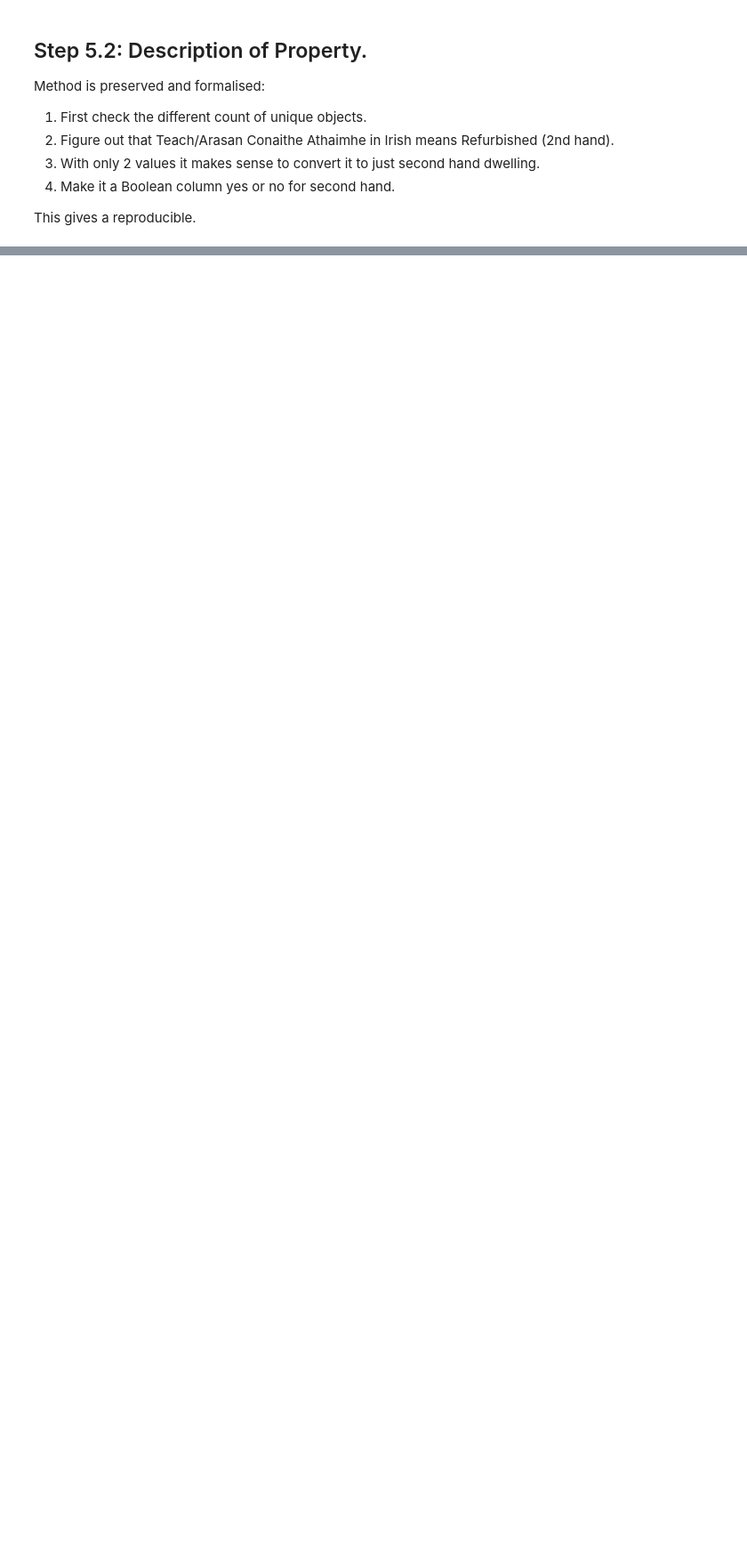
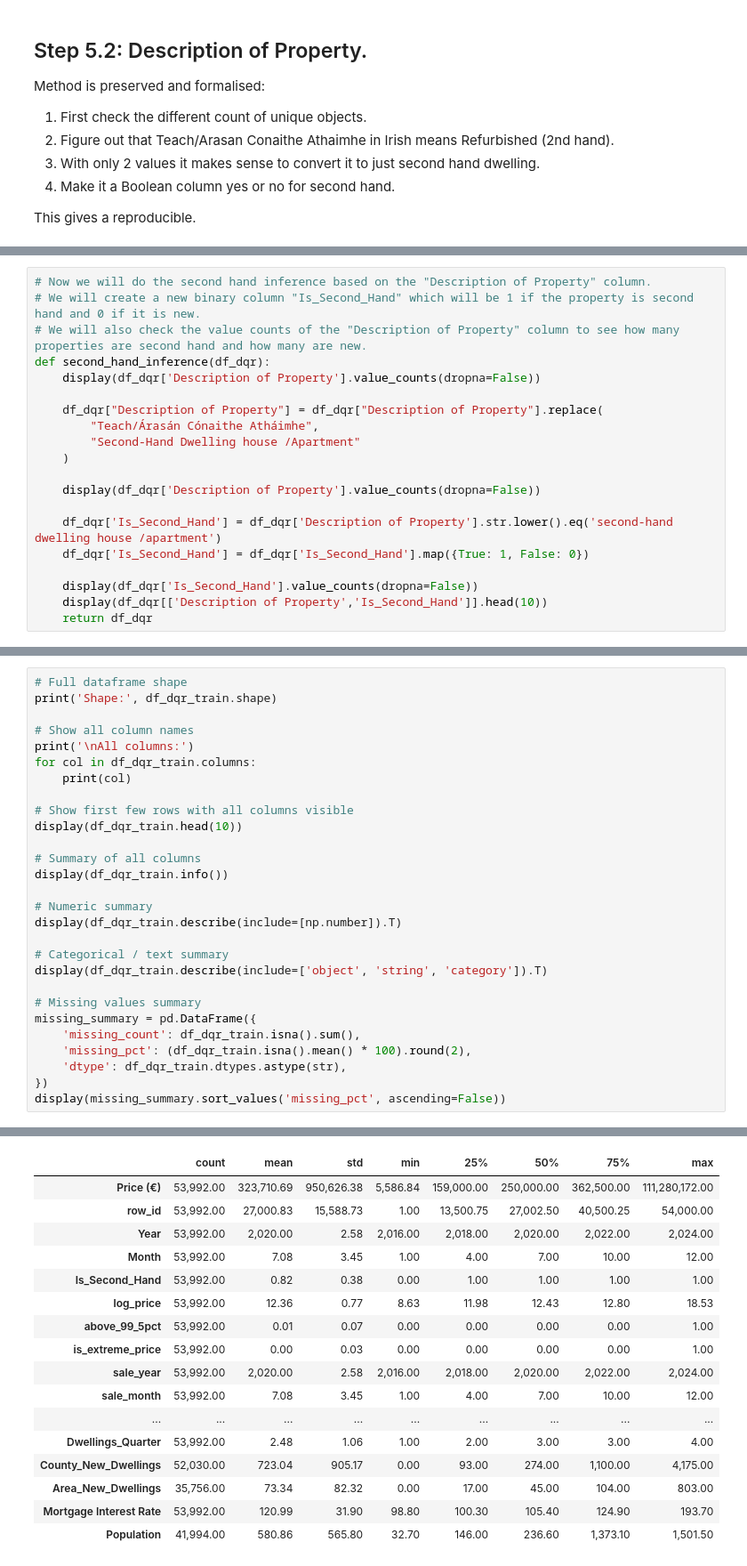
Before and after one commit to emmettpquinn/Data-Analytics-Group, a Jupyter notebook: main.ipynb, the cells around one changed output, grey strips where cells are left out. Shown at 89% size. Saved outputs shown, nothing was run; the diff lists cells and outputs as text; blank space fills up the shorter version.

```diff
--- a/main.ipynb
+++ b/main.ipynb
@@ -1495,0 +558,20 @@ Use `ppr-group-22312913-train-cleaned.csv` as input for later project parts.
+# %%
+# Now we will do the second hand inference based on the "Description of Property" column.
+# We will create a new binary column "Is_Second_Hand" which will be 1 if the property is second hand and 0 if it is new.
+# We will also check the value counts of the "Description of Property" column to see how many properties are second hand and how many are new.
+def second_hand_inference(df_dqr):
+    display(df_dqr['Description of Property'].value_counts(dropna=False))
+
+    df_dqr["Description of Property"] = df_dqr["Description of Property"].replace(
+        "Teach/Árasán Cónaithe Atháimhe",
+        "Second-Hand Dwelling house /Apartment"
+    )
+
+    display(df_dqr['Description of Property'].value_counts(dropna=False))
+
+    df_dqr['Is_Second_Hand'] = df_dqr['Description of Property'].str.lower().eq('second-hand dwelling house /apartment')
+    df_dqr['Is_Second_Hand'] = df_dqr['Is_Second_Hand'].map({True: 1, False: 0})
+
+    display(df_dqr['Is_Second_Hand'].value_counts(dropna=False))
+    display(df_dqr[['Description of Property','Is_Second_Hand']].head(10))
+    return df_dqr
@@ -1495,0 +1840,29 @@ Use `ppr-group-22312913-train-cleaned.csv` as input for later project parts.
+# %%
+# Full dataframe shape
+print('Shape:', df_dqr_train.shape)
+
+# Show all column names
+print('\nAll columns:')
+for col in df_dqr_train.columns:
+    print(col)
+
+# Show first few rows with all columns visible
+display(df_dqr_train.head(10))
+
+# Summary of all columns
+display(df_dqr_train.info())
+
+# Numeric summary
+display(df_dqr_train.describe(include=[np.number]).T)
+
+# Categorical / text summary
+display(df_dqr_train.describe(include=['object', 'string', 'category']).T)
+
+# Missing values summary
+missing_summary = pd.DataFrame({
+    'missing_count': df_dqr_train.isna().sum(),
+    'missing_pct': (df_dqr_train.isna().mean() * 100).round(2),
+    'dtype': df_dqr_train.dtypes.astype(str),
+})
+display(missing_summary.sort_values('missing_pct', ascending=False))
+# %% [output]
@@ -1495,0 +1915,17 @@ Use `ppr-group-22312913-train-cleaned.csv` as input for later project parts.
+|  | count | mean | std | min | 25% | 50% | 75% | max |
+| Price (€) | 53,992.00 | 323,710.69 | 950,626.38 | 5,586.84 | 159,000.00 | 250,000.00 | 362,500.00 | 111,280,172.00 |
+| row_id | 53,992.00 | 27,000.83 | 15,588.73 | 1.00 | 13,500.75 | 27,002.50 | 40,500.25 | 54,000.00 |
+| Year | 53,992.00 | 2,020.00 | 2.58 | 2,016.00 | 2,018.00 | 2,020.00 | 2,022.00 | 2,024.00 |
+| Month | 53,992.00 | 7.08 | 3.45 | 1.00 | 4.00 | 7.00 | 10.00 | 12.00 |
+| Is_Second_Hand | 53,992.00 | 0.82 | 0.38 | 0.00 | 1.00 | 1.00 | 1.00 | 1.00 |
+| log_price | 53,992.00 | 12.36 | 0.77 | 8.63 | 11.98 | 12.43 | 12.80 | 18.53 |
+| above_99_5pct | 53,992.00 | 0.01 | 0.07 | 0.00 | 0.00 | 0.00 | 0.00 | 1.00 |
+| is_extreme_price | 53,992.00 | 0.00 | 0.03 | 0.00 | 0.00 | 0.00 | 0.00 | 1.00 |
+| sale_year | 53,992.00 | 2,020.00 | 2.58 | 2,016.00 | 2,018.00 | 2,020.00 | 2,022.00 | 2,024.00 |
+| sale_month | 53,992.00 | 7.08 | 3.45 | 1.00 | 4.00 | 7.00 | 10.00 | 12.00 |
+| ... | ... | ... | ... | ... | ... | ... | ... | ... |
+| Dwellings_Quarter | 53,992.00 | 2.48 | 1.06 | 1.00 | 2.00 | 3.00 | 3.00 | 4.00 |
+| County_New_Dwellings | 52,030.00 | 723.04 | 905.17 | 0.00 | 93.00 | 274.00 | 1,100.00 | 4,175.00 |
+| Area_New_Dwellings | 35,756.00 | 73.34 | 82.32 | 0.00 | 17.00 | 45.00 | 104.00 | 803.00 |
+| Mortgage Interest Rate | 53,992.00 | 120.99 | 31.90 | 98.80 | 100.30 | 105.40 | 124.90 | 193.70 |
+| Population | 41,994.00 | 580.86 | 565.80 | 32.70 | 146.00 | 236.60 | 1,373.10 | 1,501.50 |
```
Also changed, not shown: parts of 57 cells of this notebook, 31 other files.
